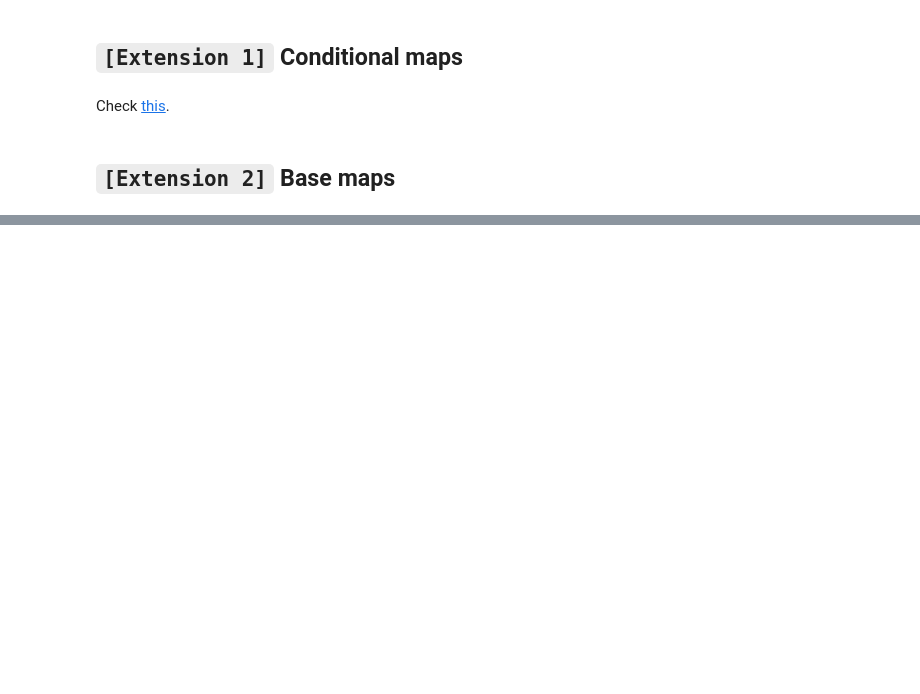
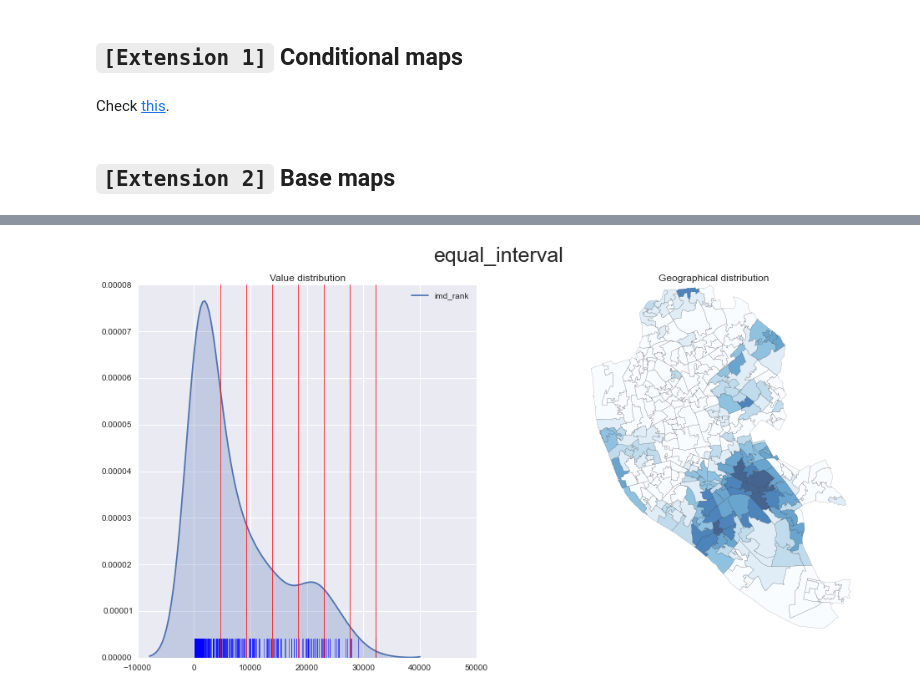
Before and after one commit to darribas/gds15, a Jupyter notebook: content/labs/lab_04.ipynb, the cells around one changed output, grey strips where cells are left out. Drawn from its saved outputs; the diff is of its cells as text; code cells hidden in the pictures; blank space fills up the shorter version.

```diff
--- a/content/labs/lab_04.ipynb
+++ b/content/labs/lab_04.ipynb
@@ -182,0 +238,45 @@ Wall time: 55.6 s
+# %%
+def plot_scheme(scheme, var, db, figsize=(16, 8), saveto=None):
+    '''
+    Plot the distribution over value and geographical space of variable `var` using scheme `scheme
+    ...
+
+    Arguments
+    ---------
+    scheme   : str
+               Name of the classification scheme to use
+    var      : str
+               Variable name
+    db       : GeoDataFrame
+               Table with input data
+    figsize  : Tuple
+               [Optional. Default = (16, 8)] Size of the figure to be created.
+    saveto   : None/str
+               [Optional. Default = None] Path for file to save the plot.
+    '''
+    from pysal.esda.mapclassify import Quantiles, Equal_Interval, Fisher_Jenks
+    schemes = {'equal_interval': Equal_Interval, \
+               'quantiles': Quantiles, \
+               'fisher_jenks': Fisher_Jenks}
+    classi = schemes[scheme](db[var], k=7)
+    f, (ax1, ax2) = plt.subplots(1, 2, figsize=figsize)
+    # KDE
+    sns.kdeplot(db[var], shade=True, ax=ax1)
+    sns.rugplot(db[var], alpha=0.5, ax=ax1)
+    for cut in classi.bins:
+        ax1.axvline(cut, color='red', linewidth=0.75)
+    ax1.set_title('Value distribution')
+    # Map
+    p = db.plot(column=var, scheme=scheme, alpha=0.75, k=7, \
+             colormap=plt.cm.Blues, axes=ax2, linewidth=0.1)
+    ax2.axis('equal')
+    ax2.set_axis_off()
+    ax2.set_title('Geographical distribution')
+    f.suptitle(scheme, size=25)
+    if saveto:
+        plt.savefig(saveto)
+    plt.show()
+# %%
+plot_scheme('equal_interval', 'imd_rank', imd, saveto='../lectures/figs/l04_equal_interval.png')
+# %% [output]
+[figure, added]
```
Also changed, not shown: parts of 17 cells of this notebook, 11 other files.
